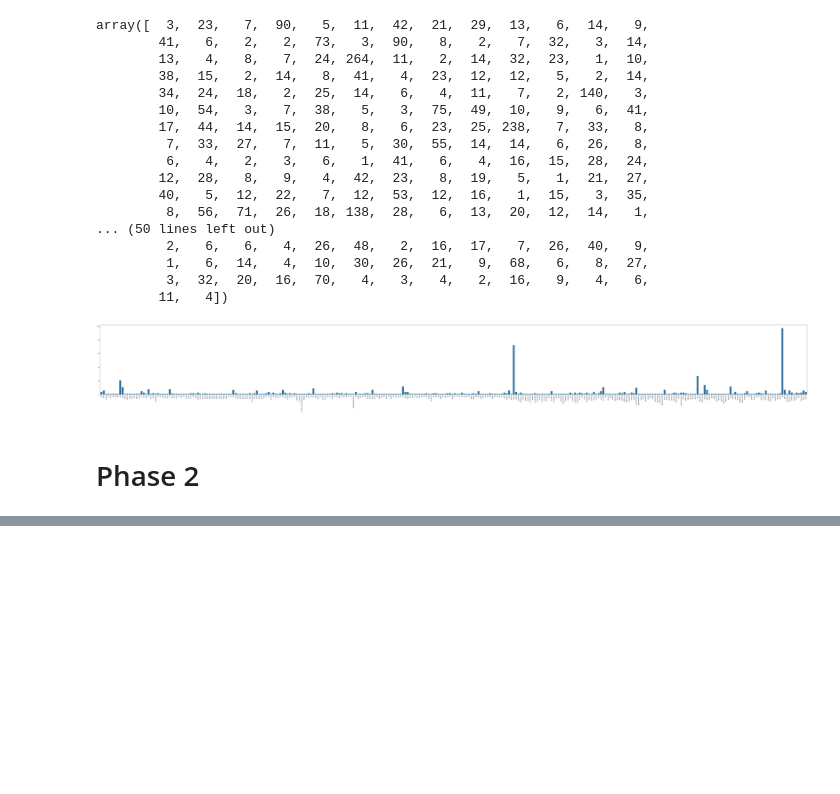
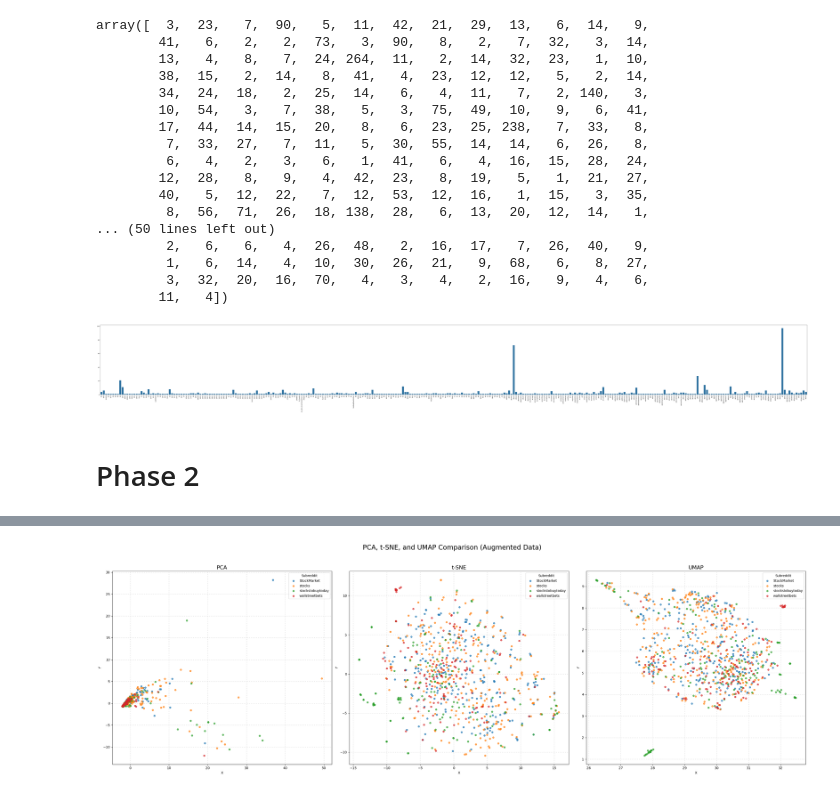
Before and after one commit to j-lee-cob/DM2025-Lab1-Exercise, a Jupyter notebook: DM2025-Lab1-Homework.ipynb, the cells around one changed output, grey strips where cells are left out. Saved outputs shown, nothing was run; the diff lists cells and outputs as text; code cells hidden in the pictures; blank space fills up the shorter version.

```diff
--- a/DM2025-Lab1-Homework.ipynb
+++ b/DM2025-Lab1-Homework.ipynb
@@ -351,0 +821,11 @@ fig.show()
+# %%
+from PAMI.frequentPattern.basic import FPGrowth as alg
+
+minSup = 9
+obj4 = alg.FPGrowth(iFile='reddit_td_freq_db_StockMarket.csv', minSup=minSup)  # try -1, 0, or 1 version
+obj4.mine()
+
+frequentPatternsDF_reddit_stock_StockMarket = obj3.getPatternsAsDataFrame()
+
+print('Total No of patterns:' + str(len(frequentPatternsDF_reddit_stock_StockMarket)))  # total number of patterns
+print('Runtime:', obj3.getRuntime())  # measure runtime
@@ -351,0 +1130,43 @@ fig.show()
+# %%
+#This might take a couple of minutes to execute
+#Applying dimensionality reduction with both the document-term frequency data and the pattern derived data
+# Apply PCA, t-SNE, and UMAP to the data
+X_pca_aug = PCA(n_components=2).fit_transform(augmented_df.values)
+X_tsne_aug = TSNE(n_components=2).fit_transform(augmented_df.values)
+X_umap_aug = umap.UMAP(n_components=2).fit_transform(augmented_df.values)
+# %%
+import matplotlib.pyplot as plt
+import seaborn as sns  # optional, gives nice distinct colors
+
+# Make sure categories are in a fixed order
+categories = sorted(X['category_name'].unique())
+
+# Auto-generate distinct colors based on number of categories
+col = sns.color_palette("tab10", n_colors=len(categories))
+
+# Create 3 subplots for PCA, t-SNE, and UMAP
+fig, axes = plt.subplots(1, 3, figsize=(30, 10))
+fig.suptitle('PCA, t-SNE, and UMAP Comparison (Augmented Data)', fontsize=20)
+
+def plot_scatter(ax, X_reduced, title):
+    for c, category in zip(col, categories):
+        subset = X['category_name'] == category
+        xs = X_reduced[subset, 0]
+        ys = X_reduced[subset, 1]
+        ax.scatter(xs, ys, color=c, marker='o', label=category, s=25, alpha=0.7)
+
+    ax.grid(color='gray', linestyle=':', linewidth=2, alpha=0.2)
+    ax.set_title(title, fontsize=16)
+    ax.set_xlabel('X')
+    ax.set_ylabel('Y')
+    ax.legend(title="Subreddit", loc='upper right')
+
+# Plot each embedding
+plot_scatter(axes[0], X_pca_aug, 'PCA')
+plot_scatter(axes[1], X_tsne_aug, 't-SNE')
+plot_scatter(axes[2], X_umap_aug, 'UMAP')
+
+plt.tight_layout(rect=[0, 0, 1, 0.95])
+plt.show()
+# %% [output]
+[figure, added]
```
Also changed, not shown: parts of 52 cells of this notebook.
